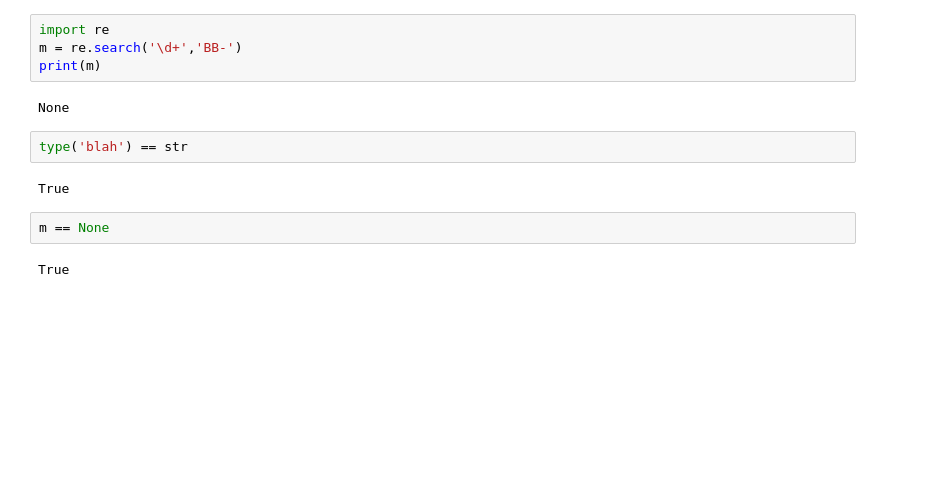
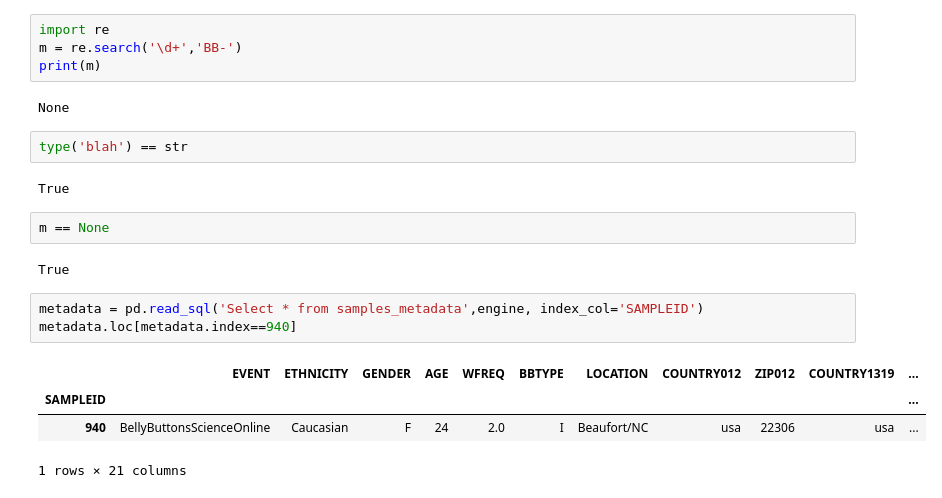
Before and after one commit to avlam/UCB-HW13, a Jupyter notebook: data_explore_avl.ipynb, the cells around one changed output. Drawn from its saved outputs; the diff is of its cells as text; blank space fills up the shorter version.

```diff
--- a/data_explore_avl.ipynb
+++ b/data_explore_avl.ipynb
@@ -67,3 +67,11 @@ True
 m == None
 # %% [output]
 True
+# %%
+metadata = pd.read_sql('Select * from samples_metadata',engine, index_col='SAMPLEID')
+metadata.loc[metadata.index==940]
+# %% [output]
+|  | EVENT | ETHNICITY | GENDER | AGE | WFREQ | BBTYPE | LOCATION | COUNTRY012 | ZIP012 | COUNTRY1319 | ... |
+| SAMPLEID |  |  |  |  |  |  |  |  |  |  | ... |
+| 940 | BellyButtonsScienceOnline | Caucasian | F | 24 | 2.0 | I | Beaufort/NC | usa | 22306 | usa | ... |
+1 rows × 21 columns
```
Also changed, not shown: parts of 5 cells of this notebook, 4 other files.
